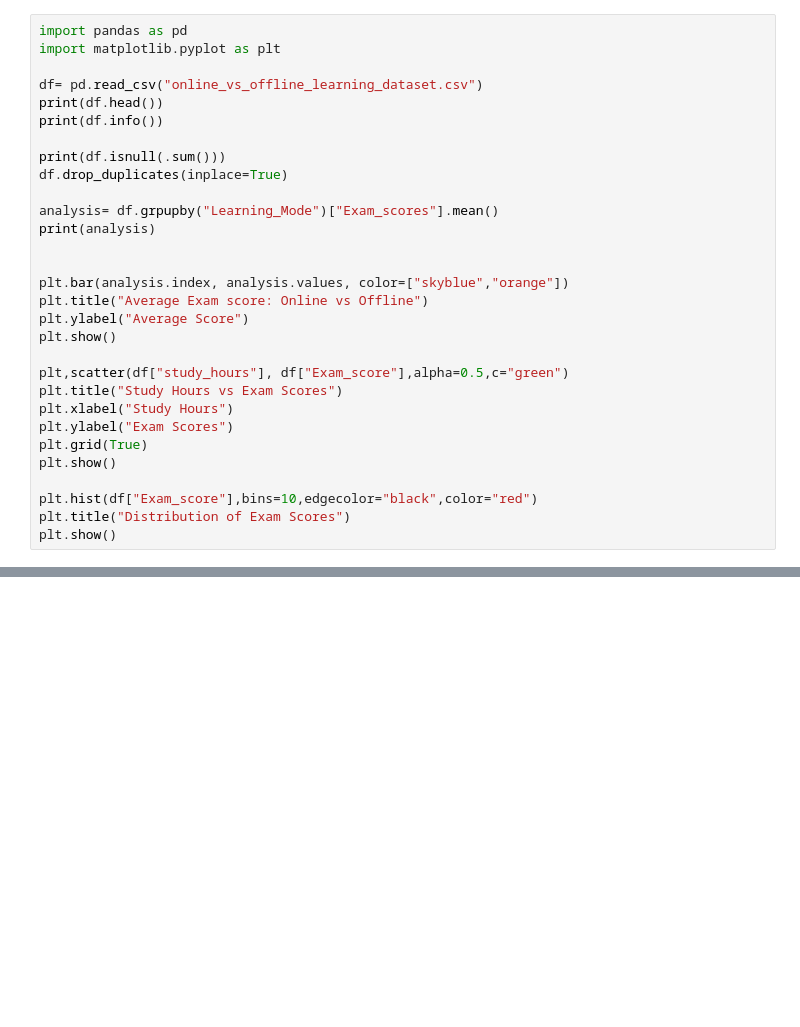
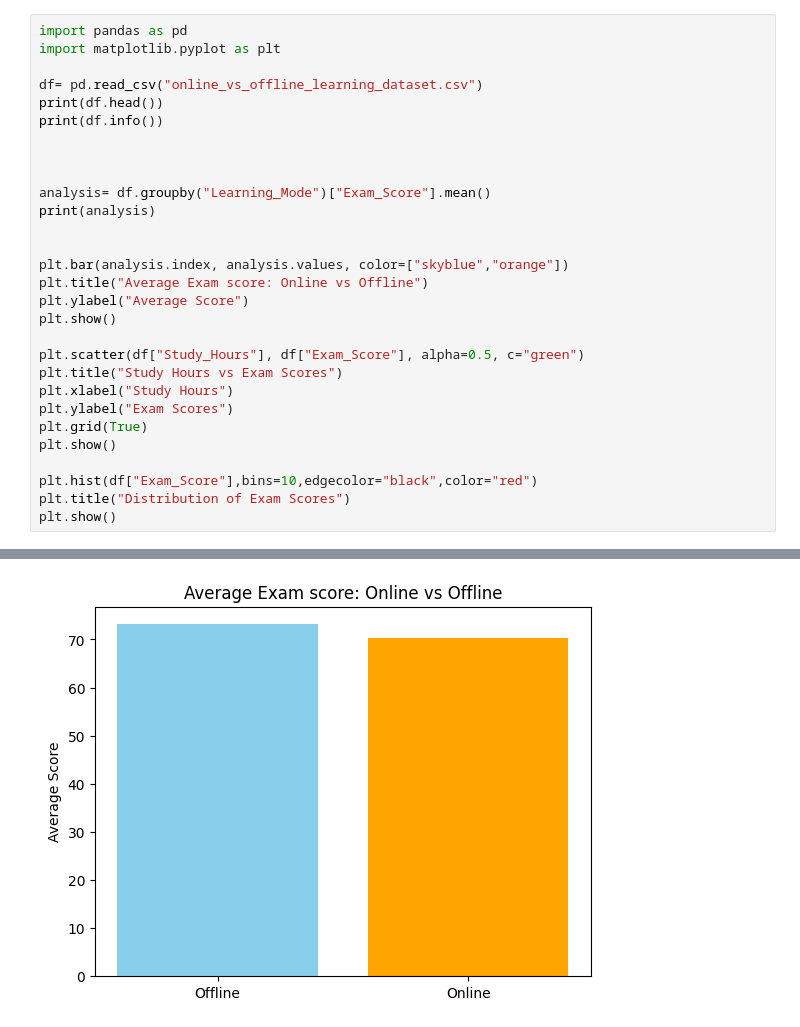
Before and after one commit to Yaraibrahim-90/Machine-learning_Projects, a Jupyter notebook: Online-vs-Offline-Analysis/Analysis.ipynb, the cells around one changed output, grey strips where cells are left out. Cells and saved outputs as stored; diff of their text form; blank space fills up the shorter version.

Commit message:
Fix syntax errors and update charts

```diff
--- a/Online-vs-Offline-Analysis/Analysis.ipynb
+++ b/Online-vs-Offline-Analysis/Analysis.ipynb
@@ -6,10 +6,9 @@ df= pd.read_csv("online_vs_offline_learning_dataset.csv")
 print(df.head())
 print(df.info())
 
-print(df.isnull(.sum()))
-df.drop_duplicates(inplace=True)
 
-analysis= df.grpupby("Learning_Mode")["Exam_scores"].mean()
+
+analysis= df.groupby("Learning_Mode")["Exam_Score"].mean()
 print(analysis)
 
 
@@ -18,14 +17,14 @@ plt.title("Average Exam score: Online vs Offline")
 plt.ylabel("Average Score")
 plt.show()
 
-plt,scatter(df["study_hours"], df["Exam_score"],alpha=0.5,c="green")
+plt.scatter(df["Study_Hours"], df["Exam_Score"], alpha=0.5, c="green")
 plt.title("Study Hours vs Exam Scores")
 plt.xlabel("Study Hours")
 plt.ylabel("Exam Scores")
 plt.grid(True)
 plt.show()
 
-plt.hist(df["Exam_score"],bins=10,edgecolor="black",color="red")
+plt.hist(df["Exam_Score"],bins=10,edgecolor="black",color="red")
 plt.title("Distribution of Exam Scores")
 plt.show()
 # %% [output]
@@ -32,0 +48 @@ SyntaxError: invalid syntax (1340854572.py, line 8)
+[figure, added]
```
Also changed, not shown: parts of 1 cell of this notebook.
